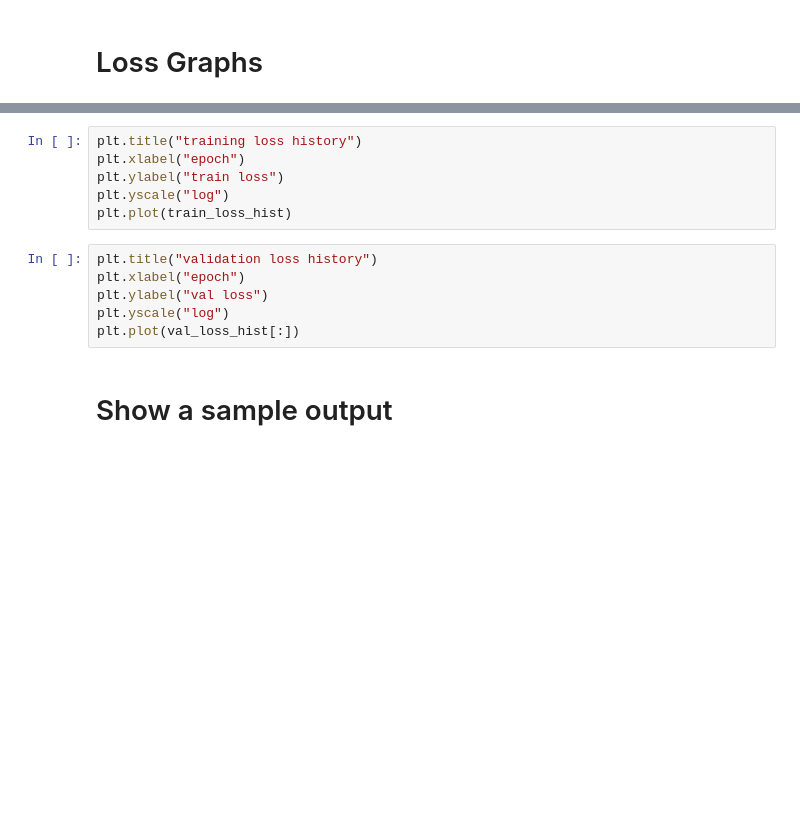
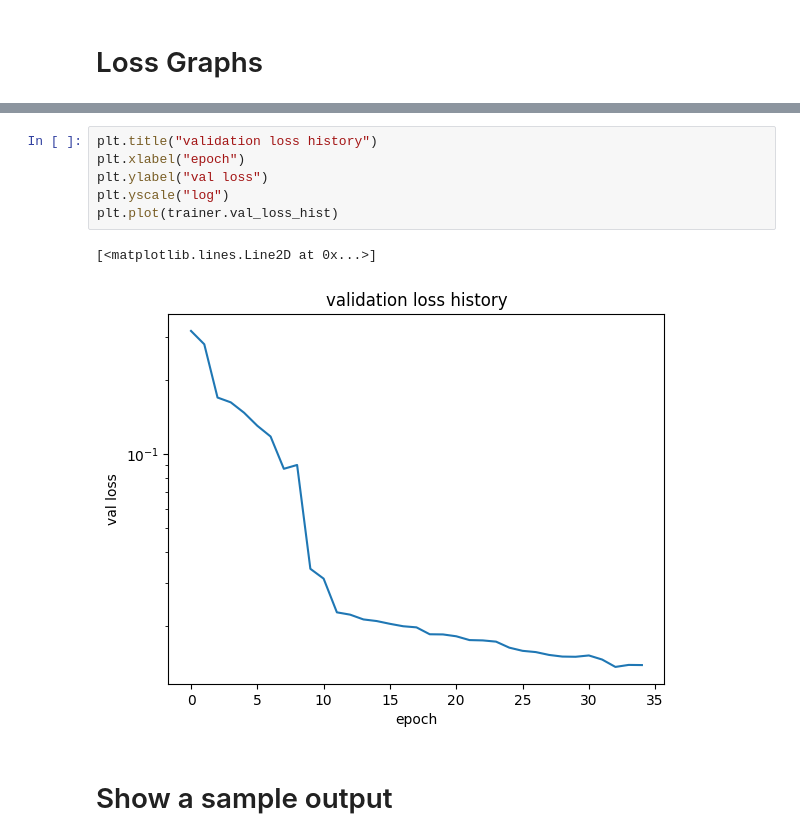
Before and after one commit to zoglauer/nn-response-approximation, a Jupyter notebook: predict-cone.ipynb, the cells around one changed output, grey strips where cells are left out. Drawn from its saved outputs; the diff is of its cells as text; blank space fills up the shorter version.

```diff
--- a/predict-cone.ipynb
+++ b/predict-cone.ipynb
@@ -492,15 +135,12 @@ KeyboardInterrupt:
 # %%
-plt.title("training loss history")
+plt.title("validation loss history")
 plt.xlabel("epoch")
-plt.ylabel("train loss")
+plt.ylabel("val loss")
 plt.yscale("log")
-plt.plot(train_loss_hist)
+plt.plot(trainer.val_loss_hist)
+# %% [output]
+[<matplotlib.lines.Line2D at 0x...>]
+[figure, added]
-# %%
-plt.title("validation loss history")
-plt.xlabel("epoch")
-plt.ylabel("val loss")
-plt.yscale("log")
-plt.plot(val_loss_hist[:])
 # %% [markdown]
 # Show a sample output
 # %%
```
Also changed, not shown: parts of 38 cells of this notebook, 1 other file.
